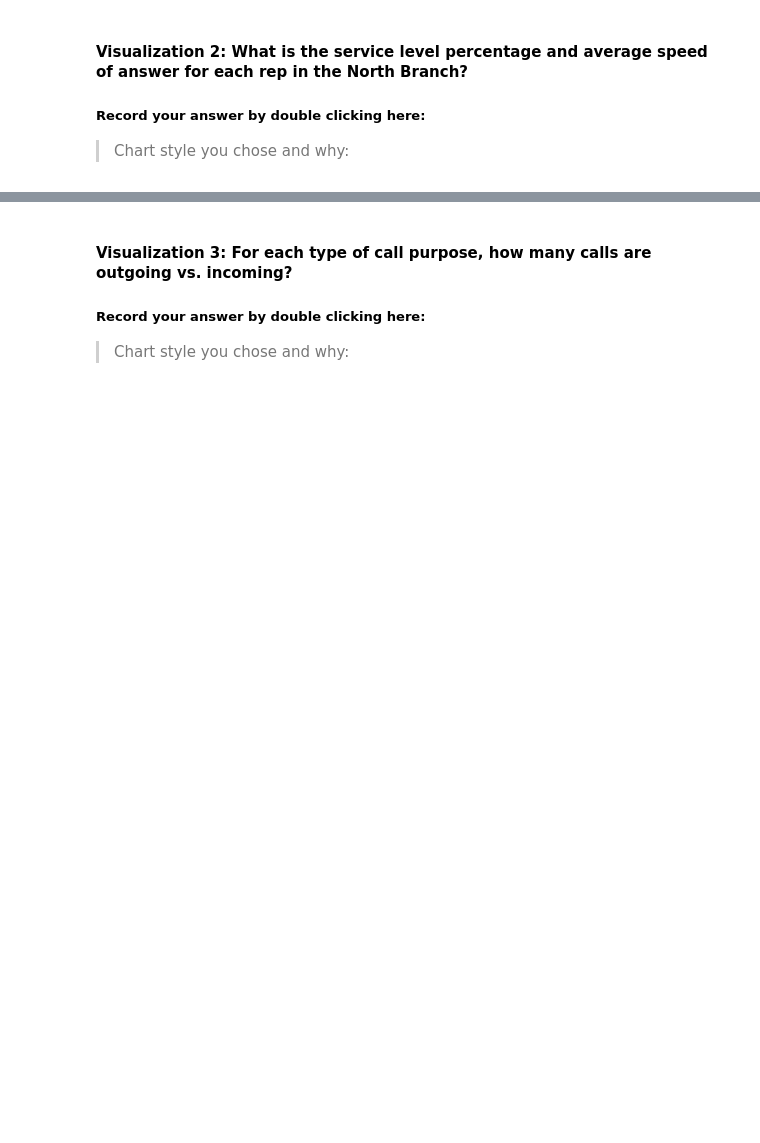
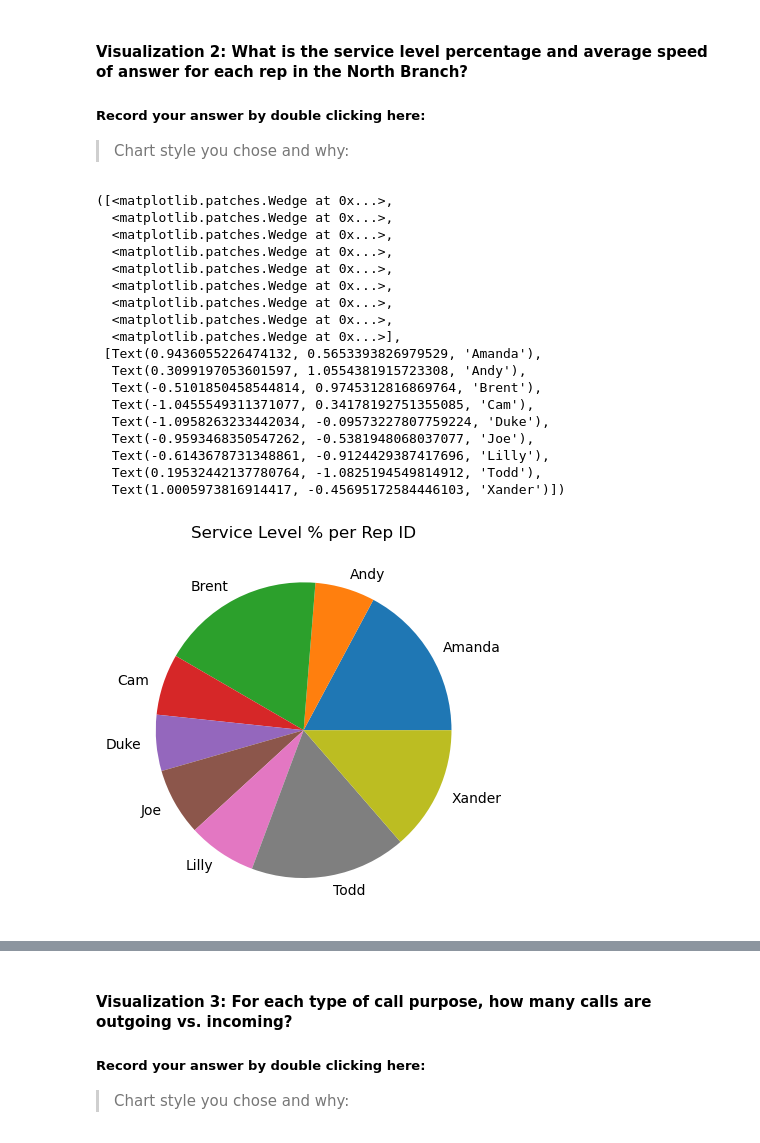
Before and after one commit to odelmas-sci/call-center-cleanup-assignment-2, a Jupyter notebook: Call_Center_Cleanup.ipynb, the cells around one changed output, grey strips where cells are left out. Drawn from its saved outputs; the diff is of its cells as text; code cells hidden in the pictures; blank space fills up the shorter version.

```diff
--- a/Call_Center_Cleanup.ipynb
+++ b/Call_Center_Cleanup.ipynb
@@ -527,26 +599,52 @@ for i in range(4):
 # %%
 # Create visualization 2 here
 # north_plt contains the data you need for the average speed of answer of each rep
 
-north_plt = north.groupby("Rep ID")["Incoming Wait Time"].mean().to_frame().reset_index()
+north_plt = north_df.groupby("Rep ID")["Incoming Wait Time"].mean().to_frame().reset_index()
 
 # Finding each Rep's Personal Service Level Percentage.  Basically, Calls within 2 secs / total calls
 
 # Table 1: Total Incoming calls less than 2 seconds grouped by Rep
-quick_calls = north[north["Incoming Wait Time"] <= 2.0]
+quick_calls = north_df[north_df["Incoming Wait Time"] <= 2.0]
 quick_reps = quick_calls[["Rep ID", "Calls"]]
 quick_stats = quick_reps.groupby(["Rep ID"]).sum()  # Final Table
 
 
 # Table 2: Total Incoming Calls Only grouped by Rep
-total_calls_in = north[north["Incoming or Outgoing"] == "Incoming"]
+total_calls_in = north_df[north_df["Incoming or Outgoing"] == "Incoming"]
 rep_calls = total_calls_in[["Rep ID", "Calls"]]
 total_stats = rep_calls.groupby(["Rep ID"]).sum() # Final Table
 
 #  Table 3: Service Level Percentage created via merge
 service_level = pd.merge(quick_stats, total_stats, on="Rep ID")
 
 # Create Percentage Column in Table 3
 service_level["Service Level %"] = service_level["Calls_x"]/service_level["Calls_y"] * 100
 
 #Your Code Here:
+x = list(service_level.index)
+y = list(service_level["Service Level %"])
+
+service_level_plot = plt.pie(y, labels = x)
+plt.title("Service Level % per Rep ID")
+service_level_plot
+# %% [output]
+([<matplotlib.patches.Wedge at 0x...>,
+  <matplotlib.patches.Wedge at 0x...>,
+  <matplotlib.patches.Wedge at 0x...>,
+  <matplotlib.patches.Wedge at 0x...>,
+  <matplotlib.patches.Wedge at 0x...>,
+  <matplotlib.patches.Wedge at 0x...>,
+  <matplotlib.patches.Wedge at 0x...>,
+  <matplotlib.patches.Wedge at 0x...>,
+  <matplotlib.patches.Wedge at 0x...>],
+ [Text(0.9436055226474132, 0.5653393826979529, 'Amanda'),
+  Text(0.3099197053601597, 1.0554381915723308, 'Andy'),
+  Text(-0.5101850458544814, 0.9745312816869764, 'Brent'),
+  Text(-1.0455549311371077, 0.34178192751355085, 'Cam'),
+  Text(-1.0958263233442034, -0.09573227807759224, 'Duke'),
+  Text(-0.9593468350547262, -0.5381948068037077, 'Joe'),
+  Text(-0.6143678731348861, -0.9124429387417696, 'Lilly'),
+  Text(0.19532442137780764, -1.0825194549814912, 'Todd'),
+  Text(1.0005973816914417, -0.45695172584446103, 'Xander')])
+[figure, added]
```
Also changed, not shown: parts of 16 cells of this notebook.
